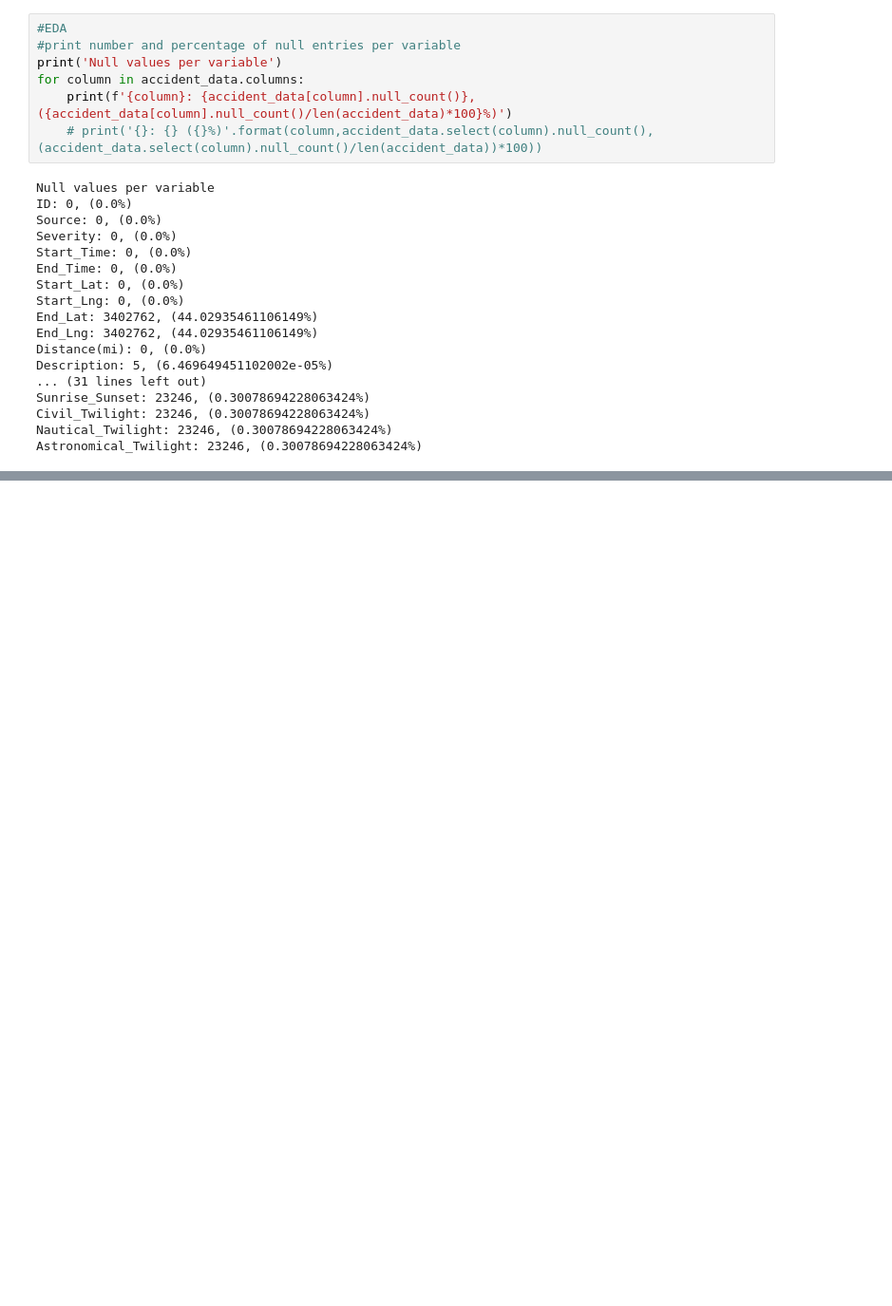
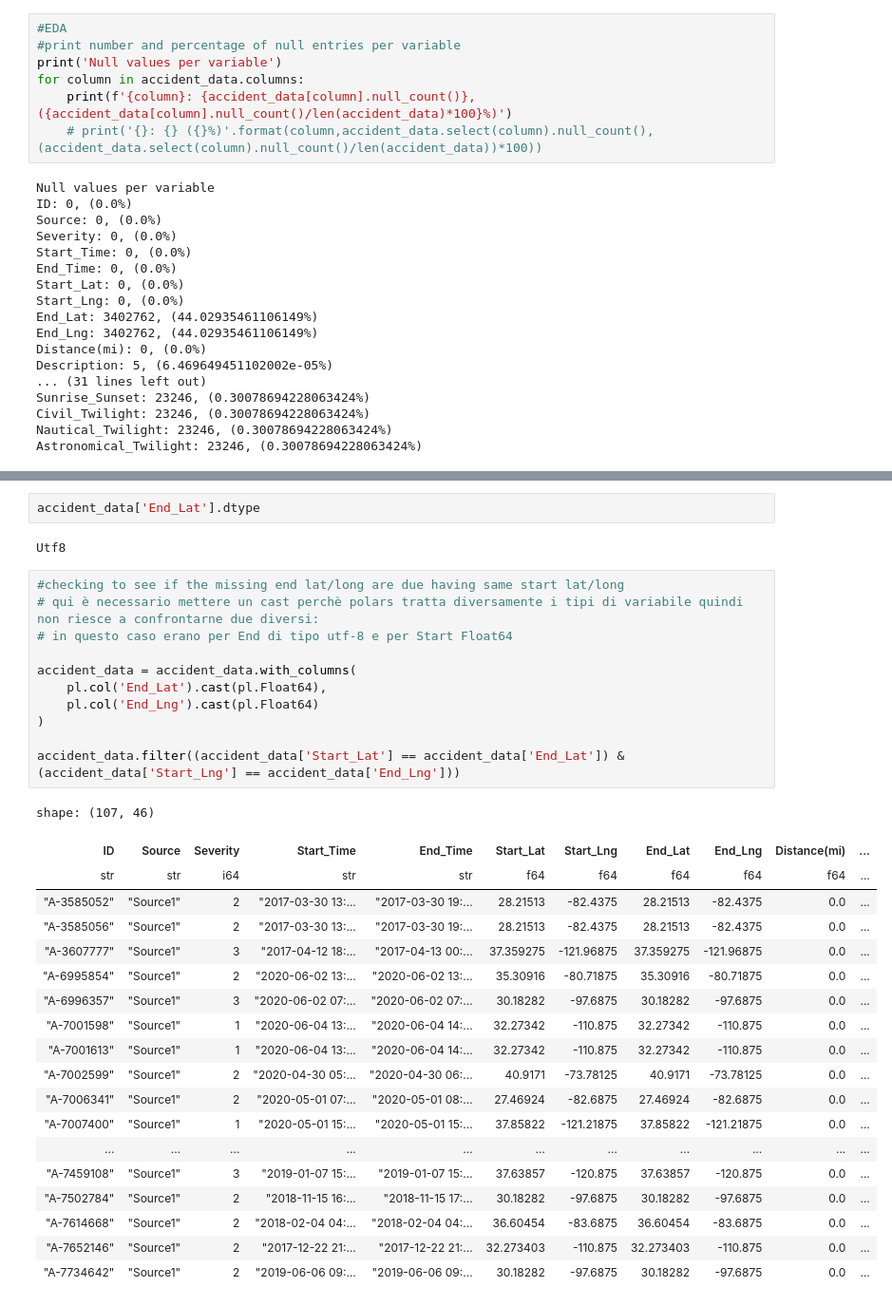
Before and after one commit to cosimop2000/BDMG-vehicle-accidents, a Jupyter notebook: workflows/vehicle-accident-polars.ipynb, the cells around one changed output, grey strips where cells are left out. Shown at 95% size. Cells and saved outputs as stored; diff of their text form; blank space fills up the shorter version.

Commit message:
begin implementation of EDA in polars

```diff
--- a/workflows/vehicle-accident-polars.ipynb
+++ b/workflows/vehicle-accident-polars.ipynb
@@ -42,3 +44,38 @@ shape: (7, 47)
 | "min" | "A-1" | "Source1" | 1.0 | "2016-01-14 20:... | "2016-02-08 06:... | 24.5548 | -124.623833 | "24.566013" | "-100.00023" | ... |
 | "max" | "A-999999" | "Source3" | 4.0 | "2023-03-31 23:... | "2023-03-31 23:... | 49.002201 | -67.113167 | "49.075" | "-99.999554" | ... |
 | "median" | null | null | 2.0 | null | null | 35.823974 | -87.766616 | null | null | ... |
+# %%
+accident_data['End_Lat'].dtype
+# %% [output]
+Utf8
+# %%
+#checking to see if the missing end lat/long are due having same start lat/long
+# qui è necessario mettere un cast perchè polars tratta diversamente i tipi di variabile quindi non riesce a confrontarne due diversi:
+# in questo caso erano per End di tipo utf-8 e per Start Float64
+
+accident_data = accident_data.with_columns(
+    pl.col('End_Lat').cast(pl.Float64),
+    pl.col('End_Lng').cast(pl.Float64)
+)
+
+accident_data.filter((accident_data['Start_Lat'] == accident_data['End_Lat']) & (accident_data['Start_Lng'] == accident_data['End_Lng']))
+# %% [output]
+shape: (107, 46)
+| ID | Source | Severity | Start_Time | End_Time | Start_Lat | Start_Lng | End_Lat | End_Lng | Distance(mi) | ... |
+| str | str | i64 | str | str | f64 | f64 | f64 | f64 | f64 | ... |
+| "A-3585052" | "Source1" | 2 | "2017-03-30 13:... | "2017-03-30 19:... | 28.21513 | -82.4375 | 28.21513 | -82.4375 | 0.0 | ... |
+| "A-3585056" | "Source1" | 2 | "2017-03-30 13:... | "2017-03-30 19:... | 28.21513 | -82.4375 | 28.21513 | -82.4375 | 0.0 | ... |
+| "A-3607777" | "Source1" | 3 | "2017-04-12 18:... | "2017-04-13 00:... | 37.359275 | -121.96875 | 37.359275 | -121.96875 | 0.0 | ... |
+| "A-6995854" | "Source1" | 2 | "2020-06-02 13:... | "2020-06-02 13:... | 35.30916 | -80.71875 | 35.30916 | -80.71875 | 0.0 | ... |
+| "A-6996357" | "Source1" | 3 | "2020-06-02 07:... | "2020-06-02 07:... | 30.18282 | -97.6875 | 30.18282 | -97.6875 | 0.0 | ... |
+| "A-7001598" | "Source1" | 1 | "2020-06-04 13:... | "2020-06-04 14:... | 32.27342 | -110.875 | 32.27342 | -110.875 | 0.0 | ... |
+| "A-7001613" | "Source1" | 1 | "2020-06-04 13:... | "2020-06-04 14:... | 32.27342 | -110.875 | 32.27342 | -110.875 | 0.0 | ... |
+| "A-7002599" | "Source1" | 2 | "2020-04-30 05:... | "2020-04-30 06:... | 40.9171 | -73.78125 | 40.9171 | -73.78125 | 0.0 | ... |
+| "A-7006341" | "Source1" | 2 | "2020-05-01 07:... | "2020-05-01 08:... | 27.46924 | -82.6875 | 27.46924 | -82.6875 | 0.0 | ... |
+| "A-7007400" | "Source1" | 1 | "2020-05-01 15:... | "2020-05-01 15:... | 37.85822 | -121.21875 | 37.85822 | -121.21875 | 0.0 | ... |
+| ... | ... | ... | ... | ... | ... | ... | ... | ... | ... | ... |
+| "A-7459108" | "Source1" | 3 | "2019-01-07 15:... | "2019-01-07 15:... | 37.63857 | -120.875 | 37.63857 | -120.875 | 0.0 | ... |
+| "A-7502784" | "Source1" | 2 | "2018-11-15 16:... | "2018-11-15 17:... | 30.18282 | -97.6875 | 30.18282 | -97.6875 | 0.0 | ... |
+| "A-7614668" | "Source1" | 2 | "2018-02-04 04:... | "2018-02-04 04:... | 36.60454 | -83.6875 | 36.60454 | -83.6875 | 0.0 | ... |
+| "A-7652146" | "Source1" | 2 | "2017-12-22 21:... | "2017-12-22 21:... | 32.273403 | -110.875 | 32.273403 | -110.875 | 0.0 | ... |
+| "A-7734642" | "Source1" | 2 | "2019-06-06 09:... | "2019-06-06 09:... | 30.18282 | -97.6875 | 30.18282 | -97.6875 | 0.0 | ... |
```
Also changed, not shown: parts of 3 cells of this notebook, 1 other file.
